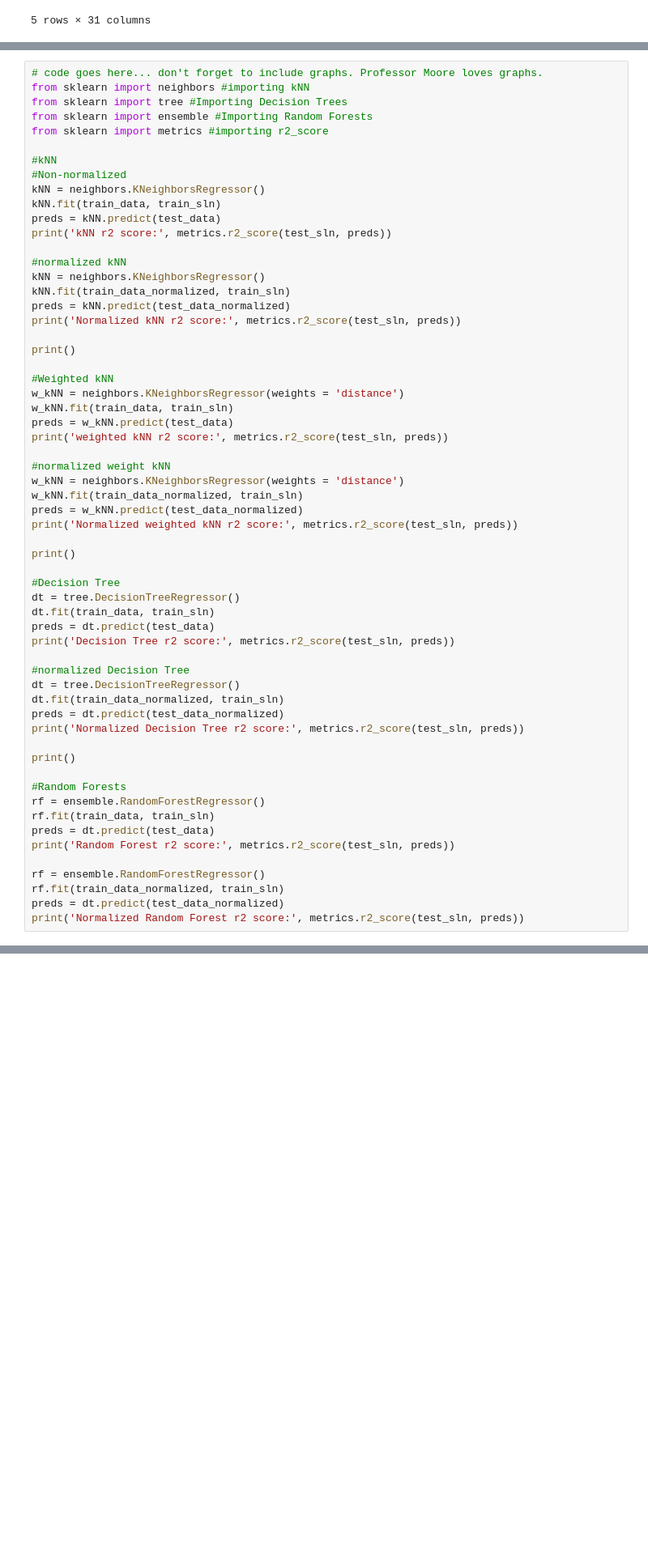
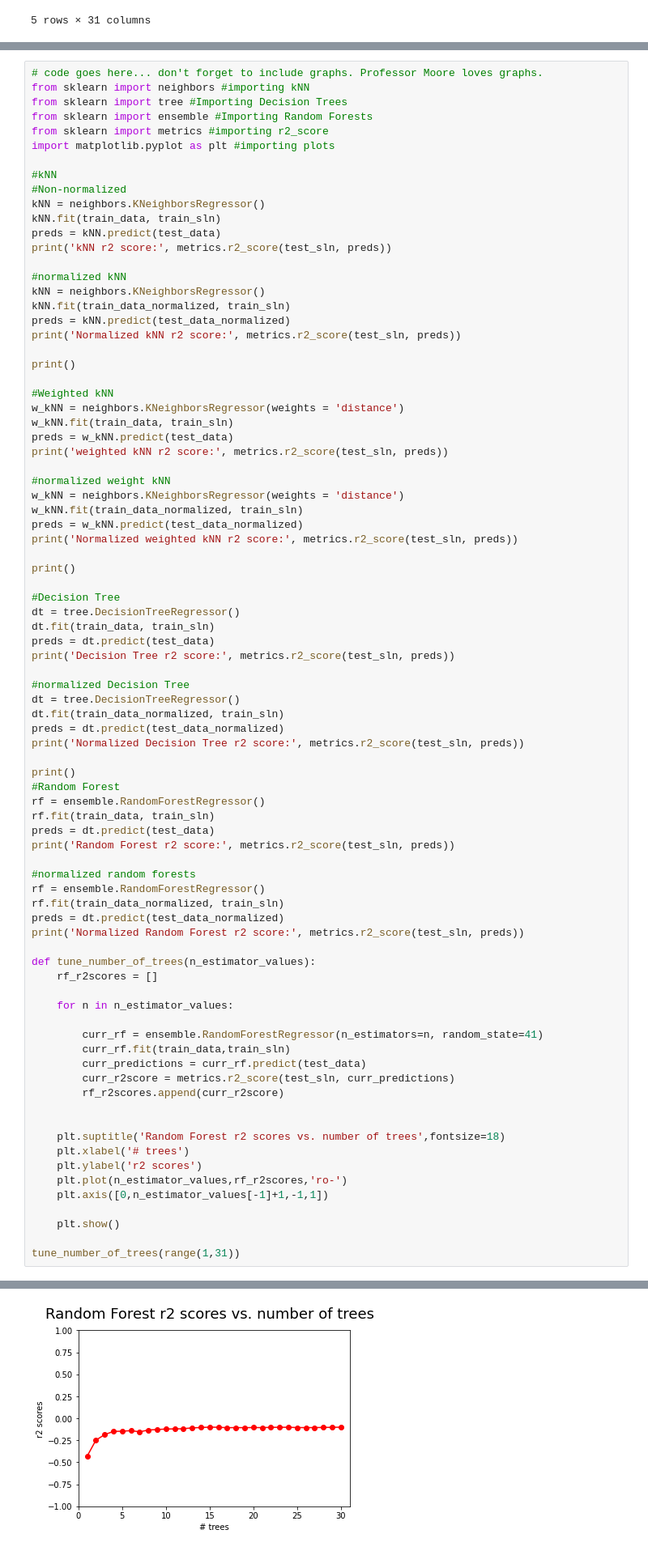
Before and after one commit to Nathan499/CS-167, a Jupyter notebook: Project1_starter.ipynb, the cells around one changed output, grey strips where cells are left out. Shown: that part at 81% size. Cells and saved outputs as stored; diff of their text form; blank space fills up the shorter version.

```diff
--- a/Project1_starter.ipynb
+++ b/Project1_starter.ipynb
@@ -151,6 +151,7 @@ from sklearn import neighbors #importing kNN
 from sklearn import tree #Importing Decision Trees
 from sklearn import ensemble #Importing Random Forests
 from sklearn import metrics #importing r2_score
+import matplotlib.pyplot as plt #importing plots
 
 #kNN
 #Non-normalized
@@ -194,17 +195,39 @@ preds = dt.predict(test_data_normalized)
 print('Normalized Decision Tree r2 score:', metrics.r2_score(test_sln, preds))
 
 print()
-
-#Random Forests
+#Random Forest
 rf = ensemble.RandomForestRegressor()
 rf.fit(train_data, train_sln)
 preds = dt.predict(test_data)
 print('Random Forest r2 score:', metrics.r2_score(test_sln, preds))
 
+#normalized random forests
 rf = ensemble.RandomForestRegressor()
 rf.fit(train_data_normalized, train_sln)
 preds = dt.predict(test_data_normalized)
 print('Normalized Random Forest r2 score:', metrics.r2_score(test_sln, preds))
+
+def tune_number_of_trees(n_estimator_values):
+    rf_r2scores = []
+
+    for n in n_estimator_values:
+
+        curr_rf = ensemble.RandomForestRegressor(n_estimators=n, random_state=41)
+        curr_rf.fit(train_data,train_sln)
+        curr_predictions = curr_rf.predict(test_data)
+        curr_r2score = metrics.r2_score(test_sln, curr_predictions)
+        rf_r2scores.append(curr_r2score)
+
+
+    plt.suptitle('Random Forest r2 scores vs. number of trees',fontsize=18)
+    plt.xlabel('# trees')
+    plt.ylabel('r2 scores')
+    plt.plot(n_estimator_values,rf_r2scores,'ro-')
+    plt.axis([0,n_estimator_values[-1]+1,-1,1])
+
+    plt.show()
+
+tune_number_of_trees(range(1,31))
 # %% [output]
 kNN r2 score: -0.09447709872472632
 Normalized kNN r2 score: -0.028057548459274884
@@ -219,3 +242,4 @@ Normalized Random Forest r2 score: -0.26561786291340805
+[figure, added]
 # %% [markdown]
 #4. Analysis
 
```
Also changed, not shown: parts of 2 cells of this notebook.
